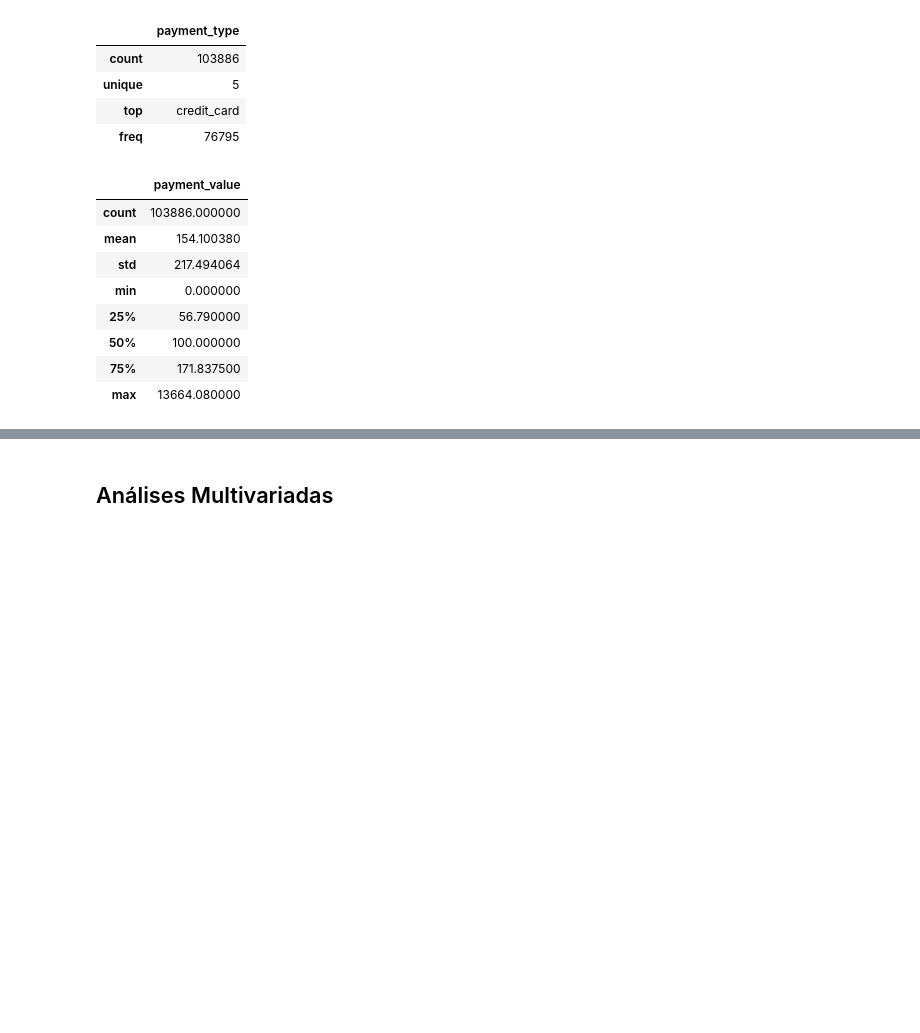
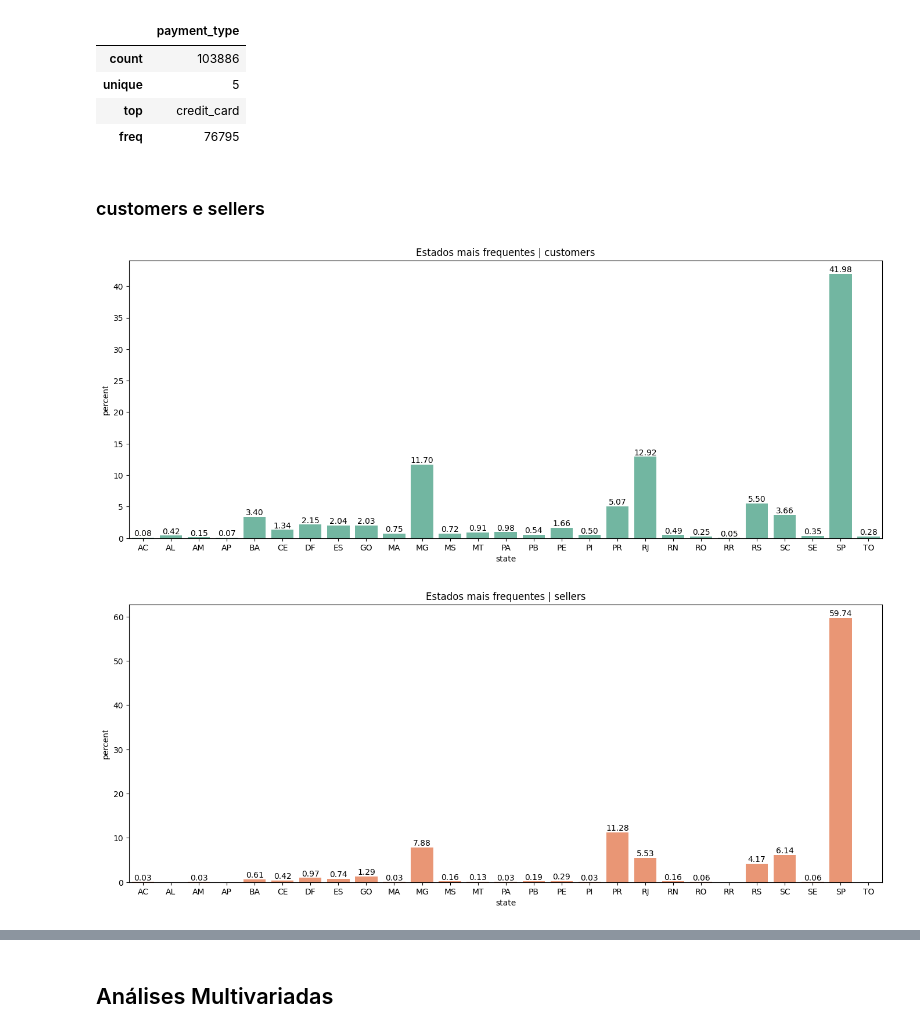
Before and after one commit to Squinelato/eEDB-002-2024-3, a Jupyter notebook: exploratory_analysis/data_analysis.ipynb, the cells around one changed output, grey strips where cells are left out. Cells and saved outputs as stored; diff of their text form; code cells hidden in the pictures; blank space fills up the shorter version.

Commit message:
feat: distribution graphs and temporal feature

```diff
--- a/exploratory_analysis/data_analysis.ipynb
+++ b/exploratory_analysis/data_analysis.ipynb
@@ -174,15 +187,31 @@ order_payments[["payment_type"]].describe()
 | unique | 5 |
 | top | credit_card |
 | freq | 76795 |
-# %%
-order_payments[["payment_value"]].describe()
-# %% [output]
-|  | payment_value |
-| count | 103886.000000 |
-| mean | 154.100380 |
-| std | 217.494064 |
-| min | 0.000000 |
-| 25% | 56.790000 |
-| 50% | 100.000000 |
-| 75% | 171.837500 |
-| max | 13664.080000 |
+# %% [markdown]
+### customers e sellers
+# %%
+# renomeando as colunas para facilitar a manipulação
+customers.rename(columns={"customer_city": "city", "customer_state": "state", "customer_zip_code_prefix": "zip_code_prefix"}, inplace=True)
+sellers.rename(columns={"seller_city": "city", "seller_state": "state", "seller_zip_code_prefix": "zip_code_prefix"}, inplace=True)
+
+# armazenando os datasets de customers e sellers numa dict para facilitar a manipulação
+dfs2 = {"customers": customers, "sellers": sellers}
+
+# index para ordenar os dados no gráfico
+state_order = sorted(customers["state"])
+c = 0
+
+for names, tables in dfs2.items():
+    fig0, ax0 = plt.subplots(figsize=(14,6))
+
+    sns.countplot(data=tables, x="state", order=state_order, stat="percent", color=sns.color_palette("Set2")[c], ax=ax0)
+    ax0.set_title(f"Estados mais frequentes | {names}")
+
+    for i in ax0.containers:
+        ax0.bar_label(i, fmt="%.2f")
+    c=+1
+    plt.tight_layout(pad=2)
+    plt.show()
+# %% [output]
+[figure, added]
+[figure, added]
```
Also changed, not shown: parts of 16 cells of this notebook.
